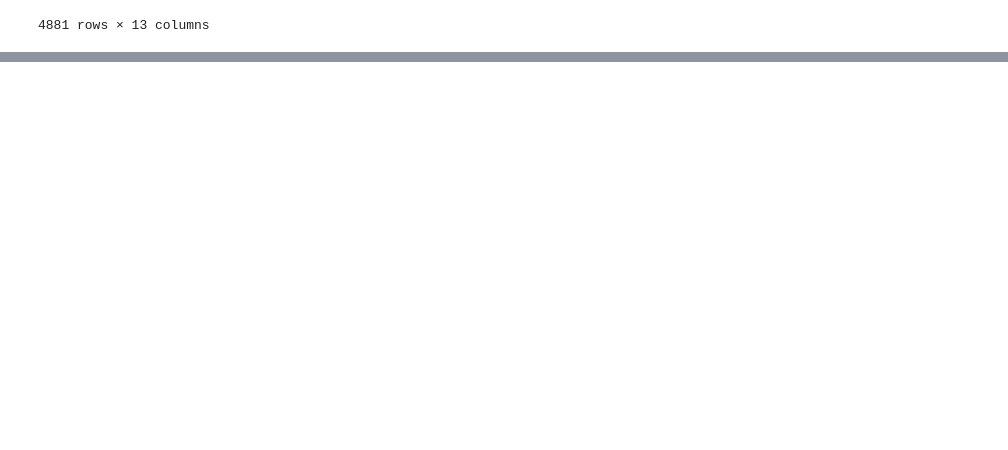
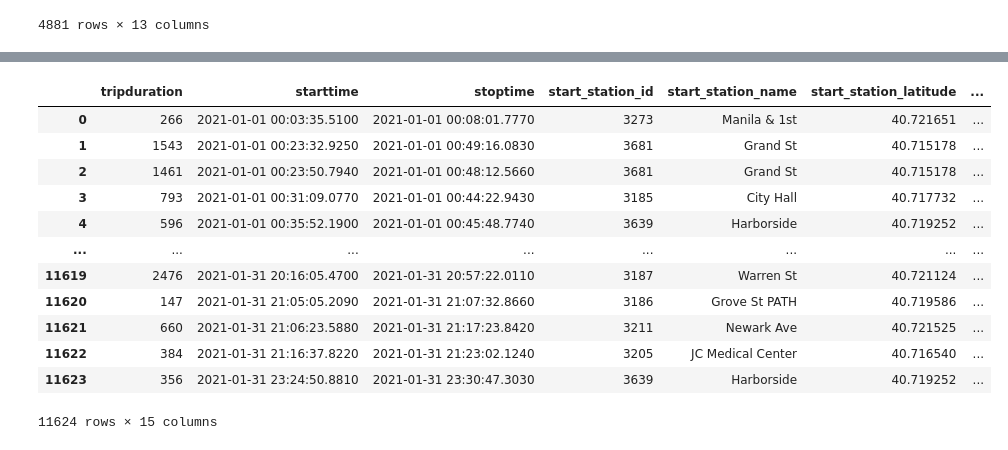
Before and after one commit to austin3216/Tableau-DataClean, a Jupyter notebook: DataCleaning.ipynb, the cells around one changed output, grey strips where cells are left out. Saved outputs shown, nothing was run; the diff lists cells and outputs as text; code cells hidden in the pictures; blank space fills up the shorter version.

Commit message:
update datacleaning + start/end station ids

```diff
--- a/DataCleaning.ipynb
+++ b/DataCleaning.ipynb
@@ -32,0 +70,17 @@ NameError: name 'pd' is not defined
+# %%
+jan_df.columns = jan_df.columns.str.replace(' ', '_')
+jan_df
+# %% [output]
+|  | tripduration | starttime | stoptime | start_station_id | start_station_name | start_station_latitude | ... |
+| 0 | 266 | 2021-01-01 00:03:35.5100 | 2021-01-01 00:08:01.7770 | 3273 | Manila & 1st | 40.721651 | ... |
+| 1 | 1543 | 2021-01-01 00:23:32.9250 | 2021-01-01 00:49:16.0830 | 3681 | Grand St | 40.715178 | ... |
+| 2 | 1461 | 2021-01-01 00:23:50.7940 | 2021-01-01 00:48:12.5660 | 3681 | Grand St | 40.715178 | ... |
+| 3 | 793 | 2021-01-01 00:31:09.0770 | 2021-01-01 00:44:22.9430 | 3185 | City Hall | 40.717732 | ... |
+| 4 | 596 | 2021-01-01 00:35:52.1900 | 2021-01-01 00:45:48.7740 | 3639 | Harborside | 40.719252 | ... |
+| ... | ... | ... | ... | ... | ... | ... | ... |
+| 11619 | 2476 | 2021-01-31 20:16:05.4700 | 2021-01-31 20:57:22.0110 | 3187 | Warren St | 40.721124 | ... |
+| 11620 | 147 | 2021-01-31 21:05:05.2090 | 2021-01-31 21:07:32.8660 | 3186 | Grove St PATH | 40.719586 | ... |
+| 11621 | 660 | 2021-01-31 21:06:23.5880 | 2021-01-31 21:17:23.8420 | 3211 | Newark Ave | 40.721525 | ... |
+| 11622 | 384 | 2021-01-31 21:16:37.8220 | 2021-01-31 21:23:02.1240 | 3205 | JC Medical Center | 40.716540 | ... |
+| 11623 | 356 | 2021-01-31 23:24:50.8810 | 2021-01-31 23:30:47.3030 | 3639 | Harborside | 40.719252 | ... |
+11624 rows × 15 columns
```
Also changed, not shown: parts of 6 cells of this notebook, 2 other files.
